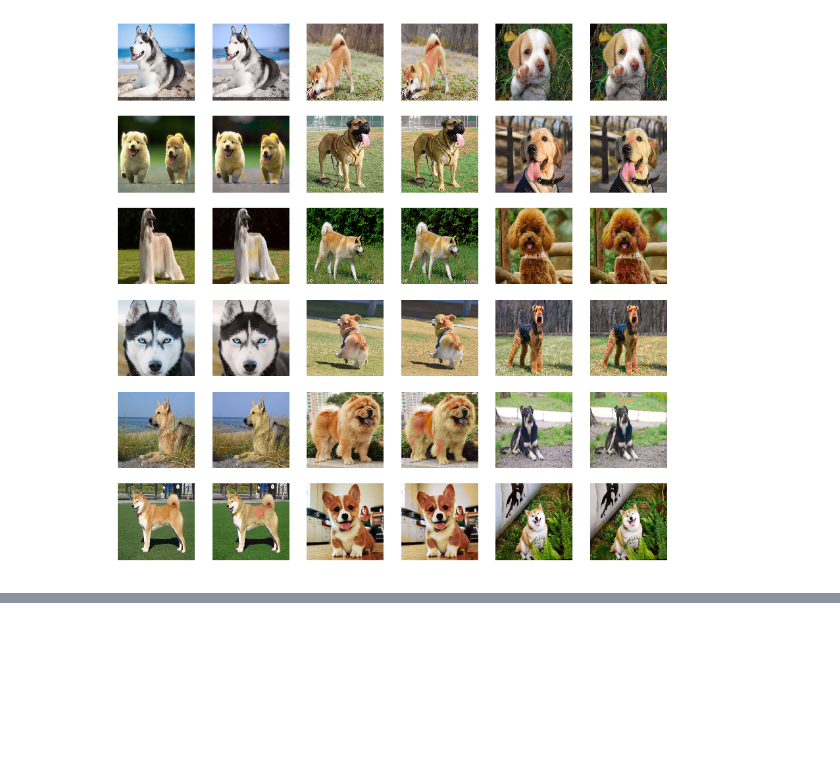
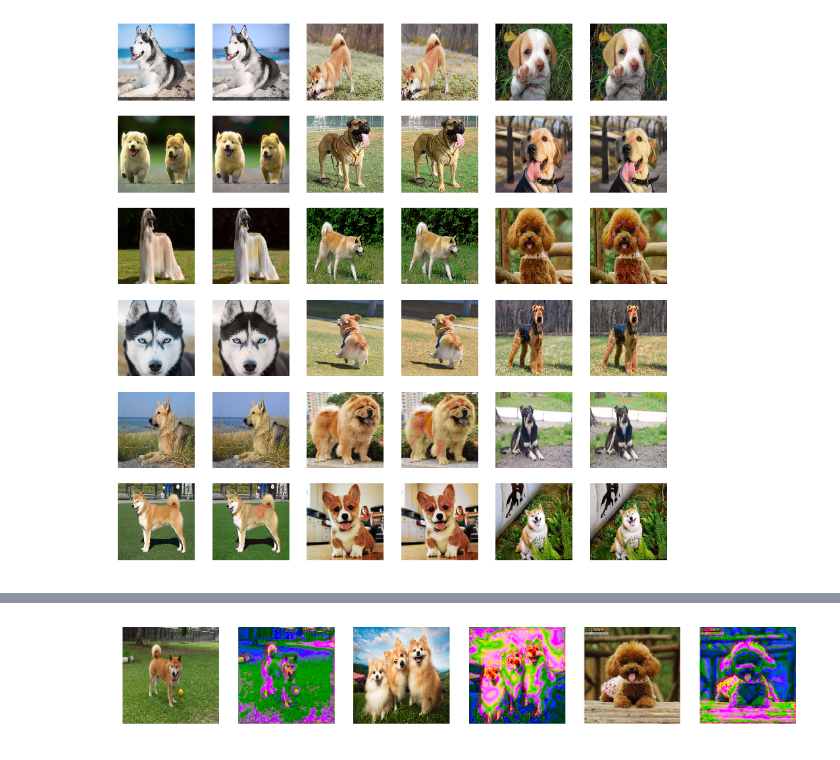
Before and after one commit to qt310/Colorization, a Jupyter notebook: project/Q81z.ipynb, the cells around one changed output, grey strips where cells are left out. Saved outputs shown, nothing was run; the diff lists cells and outputs as text; code cells hidden in the pictures; blank space fills up the shorter version.

```diff
--- a/project/Q81z.ipynb
+++ b/project/Q81z.ipynb
@@ -284,16 +282,18 @@ Yts=np.reshape(Yts, (num, 400, 400, 1))
 # %%
 # predict new image
 j =1
 plt.figure(figsize=(15,5))
 
 for i in range(3):
     plt.subplot(1,6,j)
     j += 1
     plt.imshow(cv2.cvtColor(imgts_all[i],cv2.COLOR_BGR2RGB))
     plt.axis('OFF')
     plt.subplot(1,6,j)
     j += 1
-    Ytshat = model.predict(Xts[i:i+1])
+    Ytshat = loaded_model.predict(Xts[i:i+1])
     imgts_re = deQ81z(Xts[i,:,:,0],Ytshat[0,:,:,0])
     plt.imshow(imgts_re)
     plt.axis('OFF')
+# %% [output]
+[figure, added]
```
Also changed, not shown: parts of 4 cells of this notebook.
